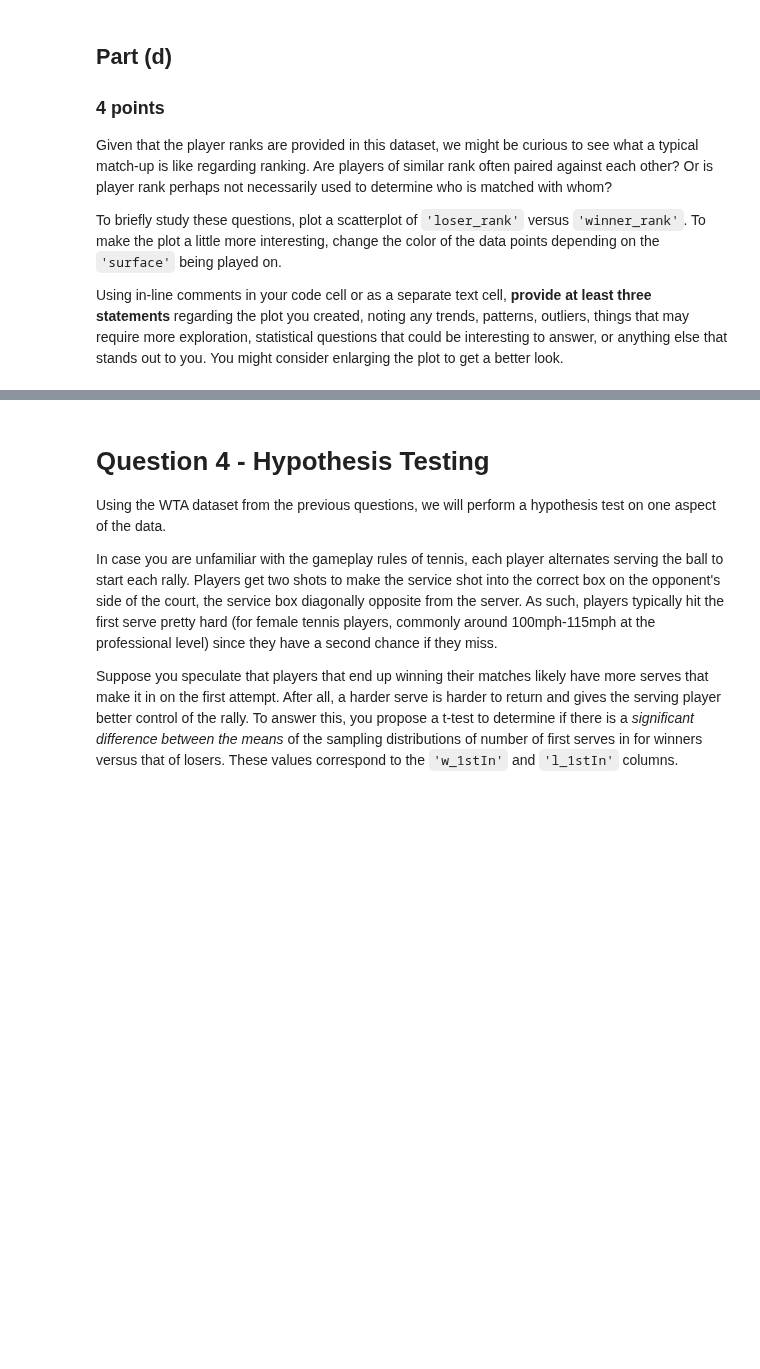
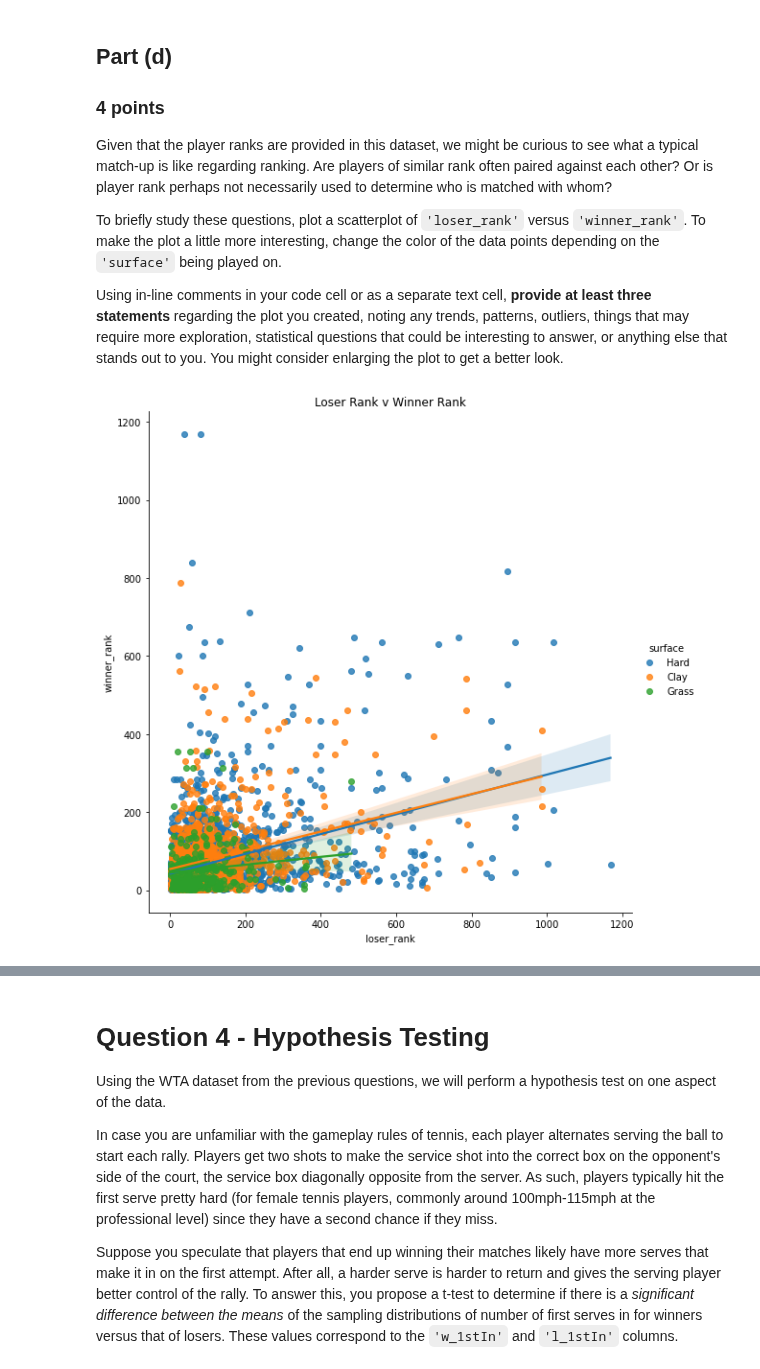
Before and after one commit to DuncanFerguson/GITHUB_REPOSITORY, a Jupyter notebook: DU_MSDS/Data Science Tools 1/Final_Assignment/Duncan_Ferguson_Final Assignment.ipynb, the cells around one changed output, grey strips where cells are left out. Saved outputs shown, nothing was run; the diff lists cells and outputs as text; code cells hidden in the pictures; blank space fills up the shorter version.

```diff
--- a/DU_MSDS/Data Science Tools 1/Final_Assignment/Duncan_Ferguson_Final Assignment.ipynb
+++ b/DU_MSDS/Data Science Tools 1/Final_Assignment/Duncan_Ferguson_Final Assignment.ipynb
@@ -334,0 +333,7 @@ Using in-line comments in your code cell or as a separate text cell, **provide a
+# %%
+# YOUR CODE HERE
+# plot = sns.scatterplot(data=cut_wta, x='loser_rank', y='winner_rank', hue='surface')
+plot = sns.lmplot(data=cut_wta, x='loser_rank', y='winner_rank', hue='surface', height=8)
+plt.title("Loser Rank v Winner Rank");
+# %% [output]
+[figure, added]
```
Also changed, not shown: parts of 2 cells of this notebook.
